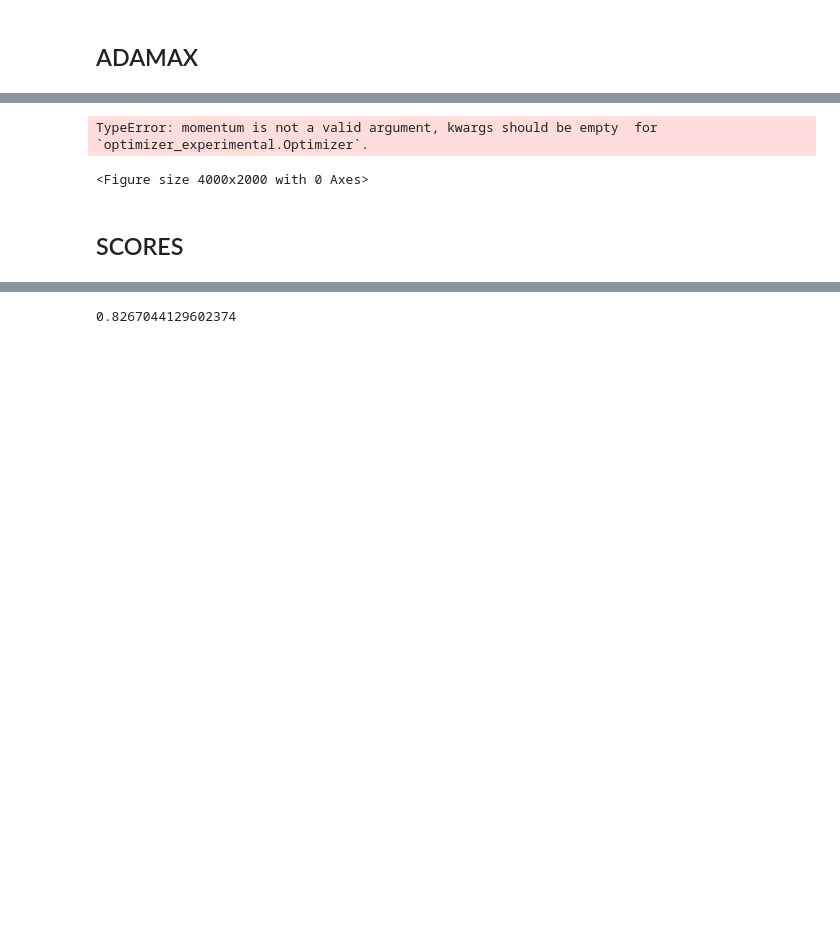
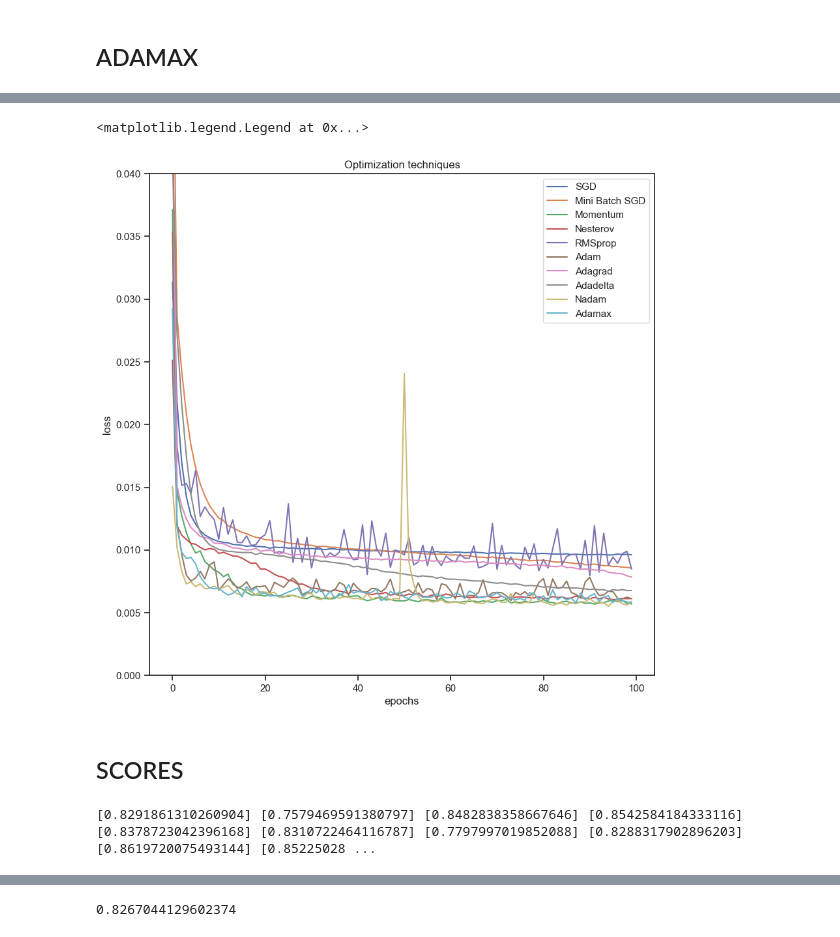
Before and after one commit to Ayushrawat-cmd/STPI-internship, a Jupyter notebook: model1.ipynb, the cells around one changed output, grey strips where cells are left out. Drawn from its saved outputs; the diff is of its cells as text; code cells hidden in the pictures; blank space fills up the shorter version.

```diff
--- a/model1.ipynb
+++ b/model1.ipynb
@@ -311,7 +323,7 @@ def MINI_BATCH_SGD_model(x_train, y_train, x_test, y_test):
 
     #loss over time
     plt.plot(train.history['loss'] ,label='loss')
-    plt.title('SGD')
+    # plt.title('SGD')
     plt.xlabel('epochs')
     plt.ylabel('loss')
     plt.legend('12345')
@@ -333,7 +345,7 @@ def MOMENTUM_model(x_train, y_train, x_test, y_test):
 
     #loss over time
     plt.plot(train.history['loss'] ,label='loss')
-    plt.title('SGD')
+    # plt.title('SGD')
     plt.xlabel('epochs')
     plt.ylabel('loss')
     plt.ylim()
@@ -356,7 +368,7 @@ def NESTEROV_model(x_train, y_train, x_test, y_test):
 
     #loss over time
     plt.plot(train.history['loss'] ,label='loss')
-    plt.title('SGD')
+    # plt.title('SGD')
     plt.xlabel('epochs')
     plt.ylabel('loss')
     plt.legend('12345')
@@ -377,7 +389,7 @@ def RMSPROP_model(x_train, y_train, x_test, y_test):
 
     #loss over time
     plt.plot(train.history['loss'] ,label='loss')
-    plt.title('SGD')
+    # plt.title('SGD')
     plt.xlabel('epochs')
     plt.ylabel('loss')
     plt.legend(['1','2','3','4','5'])
@@ -561,21 +566,21 @@ ADAGRAD_score = []
 ADADELTA_score = []
 NADAM_score = []
 ADAMAX_score = []
-plt.figure(figsize = (40,20))
+plt.figure(figsize = (10,10))
 # for train_index, test_index in kf.split(scaled_x):
-# SGD_score.append(SGD_model(x_train,y_train,x_test,y_test))
-# mini_batch_sgd_score.append(MINI_BATCH_SGD_model(x_train,y_train,x_test,y_test))
-# momentum_score.append(MOMENTUM_model(x_train,y_train,x_test,y_test))
-# # plt.title()
-# nesterov_score.append(NESTEROV_model(x_train,y_train,x_test,y_test))
-# rms_prop_score.append(RMSPROP_model(x_train,y_train,x_test,y_test))
+SGD_score.append(SGD_model(x_train,y_train,x_test,y_test))
+mini_batch_sgd_score.append(MINI_BATCH_SGD_model(x_train,y_train,x_test,y_test))
+momentum_score.append(MOMENTUM_model(x_train,y_train,x_test,y_test))
+nesterov_score.append(NESTEROV_model(x_train,y_train,x_test,y_test))
+rms_prop_score.append(RMSPROP_model(x_train,y_train,x_test,y_test))
 ADAM_score.append(ADAM_model(x_train,y_train,x_test,y_test))
-# ADAGRAD_score.append(ADAGRAD_model(x_train,y_train,x_test,y_test))
+ADAGRAD_score.append(ADAGRAD_model(x_train,y_train,x_test,y_test))
 ADADELTA_score.append(ADADELTA_model(x_train,y_train,x_test,y_test))
 NADAM_score.append(NADAM_model(x_train,y_train,x_test,y_test))
 ADAMAX_score.append(ADAMAX_model(x_train,y_train,x_test,y_test))
+plt.title("Optimization techniques")
 plt.ylim(0,0.04)
-plt.xlim(0,50)
+# plt.xlim(0,50)
 plt.legend(['SGD', 'Mini Batch SGD', 'Momentum', 'Nesterov', 'RMSprop', 'Adam','Adagrad','Adadelta', 'Nadam','Adamax'])
 # %% [output]
 Printing behins here: ----------------
@@ -582,7 +603,20 @@ Printing behins here: ----------------
-TypeError: momentum is not a valid argument, kwargs should be empty  for `optimizer_experimental.Optimizer`.
+<matplotlib.legend.Legend at 0x...>
-<Figure size 4000x2000 with 0 Axes>
+[figure, added]
 # %% [markdown]
 ## SCORES
+# %%
+print(SGD_score,
+mini_batch_sgd_score,
+momentum_score,
+nesterov_score,
+rms_prop_score,
+ADAM_score,
+ADAGRAD_score,
+ADADELTA_score,
+NADAM_score,
+ADAMAX_score )
+# %% [output]
+[0.8291861310260904] [0.7579469591380797] [0.8482838358667646] [0.8542584184333116] [0.8378723042396168] [0.8310722464116787] [0.7797997019852088] [0.8288317902896203] [0.8619720075493144] [0.85225028 ...
 # %%
 print(SGD_score,
 mini_batch_sgd_score,
```
Also changed, not shown: parts of 8 cells of this notebook, 3 other files.
